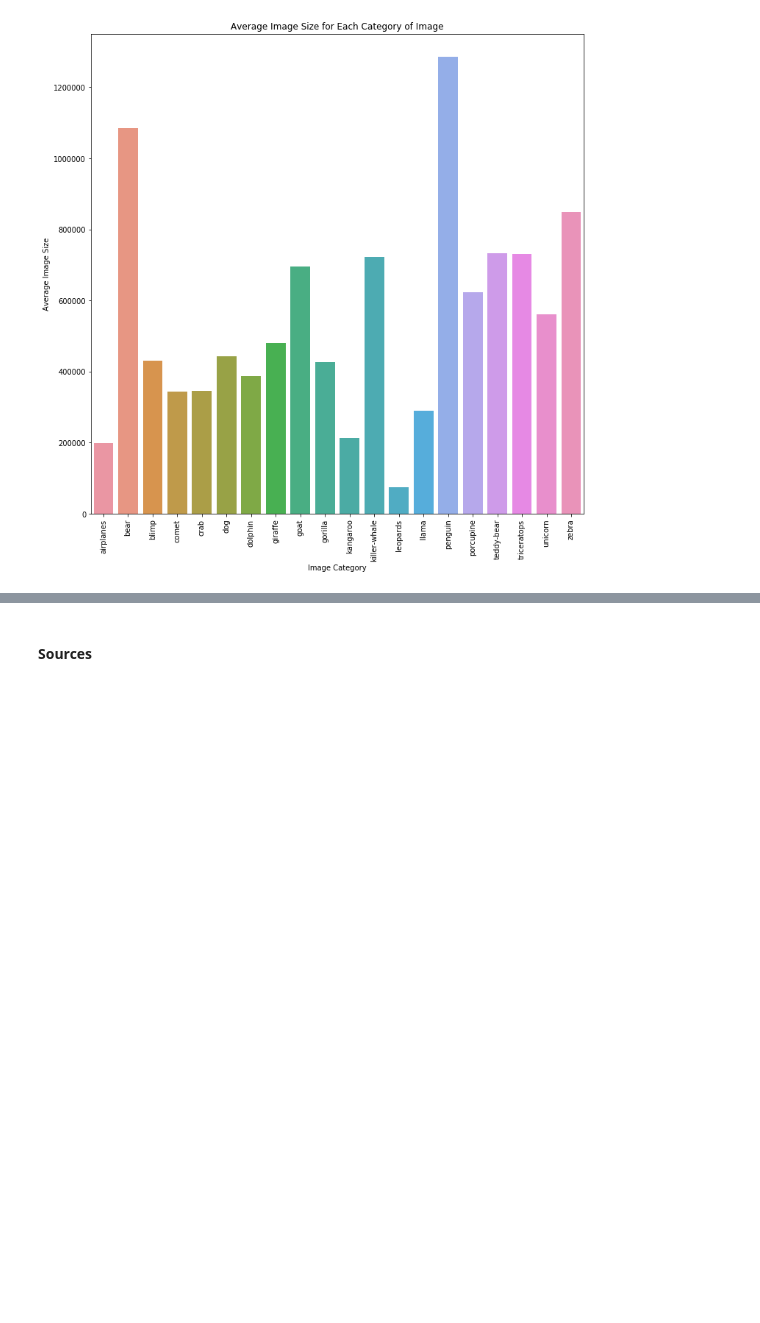
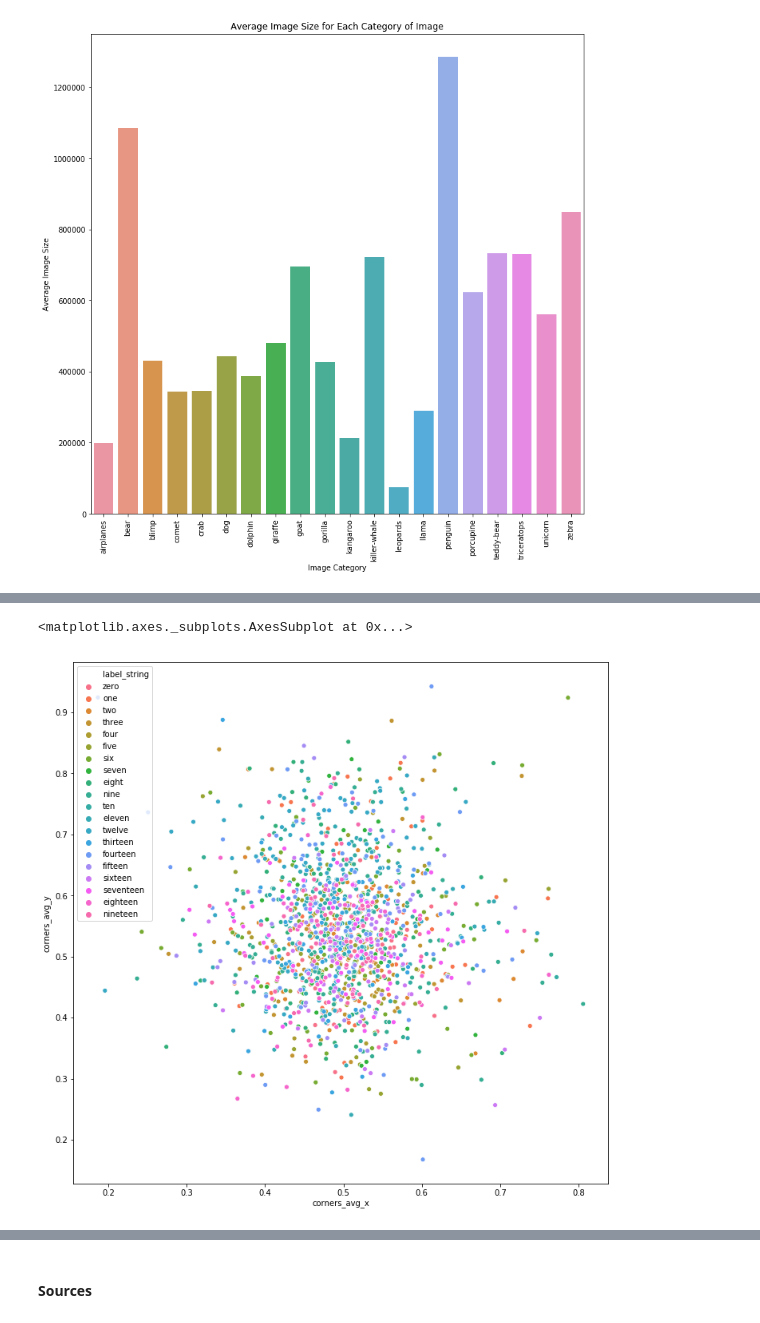
Before and after one commit to chriscorrea14/ds100_final_proj, a Jupyter notebook: GradProject_NB2.ipynb, the cells around one changed output, grey strips where cells are left out. Cells and saved outputs as stored; diff of their text form; code cells hidden in the pictures; blank space fills up the shorter version.

```diff
--- a/GradProject_NB2.ipynb
+++ b/GradProject_NB2.ipynb
@@ -26,6 +45,25 @@ def ft3(image):
 # Returns the average of the blue-channel pictures for the images
 def ft4(image):
     return image.shape[1]/image.shape[0];
+def ft5(image):
+    corners = find_corners(image)
+    return np.mean(corners[:,0] / image.shape[1])
+def ft6(image):
+    corners = find_corners(image)
+    return np.mean(corners[:,1] / image.shape[0])
+def ft7(image):
+    corners = find_corners(image)
+    return np.var(corners[:,0] / image.shape[1])
+def ft8(image):
+    corners = find_corners(image)
+    return np.var(corners[:,1] / image.shape[0])
+def ft9(image):
+    corners = find_corners(image)
+    return corners.shape[0]
+def ft10(image):
+    corners = find_corners(image)
+    clusters = kmeans(corners)
+    return
 # def ft5()
 #Returns the aspect ratio of the image
 # %%
@@ -42,7 +80,7 @@ print(categories)
 # %% [output]
 ['airplanes', 'bear', 'blimp', 'comet', 'crab', 'dog', 'dolphin', 'giraffe', 'goat', 'gorilla', 'kangaroo', 'killer-whale', 'leopards', 'llama', 'penguin', 'porcupine', 'teddy-bear', 'triceratops', 'u ...
 # %%
-# Remove images that are not correctly formatted
+# Identify images that are not correctly formatted
 bool_index = [len(np.shape(image))!=3 for image in starting_data['image']]
 remove_index = starting_data.loc[bool_index].index.tolist()
 # starting_data.drop(remove_index, inplace=True)
@@ -51,5 +89,5 @@ remove_index = starting_data.loc[bool_index].index.tolist()
 def expand_1_channel(image):
     if len(image.shape) == 3:
         return image
-    return np.repeat(np.expand_dims(a, axis=2), 3, axis=2)
+    return np.repeat(np.expand_dims(image, axis=2), 3, axis=2)
 starting_data['image'] = starting_data['image'].apply(expand_1_channel)
@@ -140,0 +205,14 @@ Text(0.5,1,'Average Image Size for Each Category of Image')
+# %%
+# Exploration of data!
+
+# Define the corner features
+# Mean normalized position of corners
+starting_data['corners_avg_x'] = pd.Series([ft5(image) for image in starting_data['image']])
+starting_data['corners_avg_y'] = pd.Series([ft6(image) for image in starting_data['image']])
+
+# Variance of normalized position of corners
+starting_data['corners_var_x'] = pd.Series([ft7(image) for image in starting_data['image']])
+starting_data['corners_var_y'] = pd.Series([ft8(image) for image in starting_data['image']])
+
+# Number of corners
+starting_data['corners_num'] = pd.Series([ft9(image) for image in starting_data['image']])
@@ -140,0 +248,10 @@ Text(0.5,1,'Average Image Size for Each Category of Image')
+# %%
+plt.figure(figsize=[12,12])
+label_dict = {0: 'zero', 1: 'one', 2: 'two', 3: 'three', 4: 'four', 5: 'five', 6: 'six', 7: 'seven', 8: 'eight',
+             9: 'nine', 10: 'ten', 11: 'eleven', 12: 'twelve', 13: 'thirteen', 14: 'fourteen', 15: 'fifteen',
+             16: 'sixteen', 17: 'seventeen', 18: 'eighteen', 19: 'nineteen'}
+starting_data['label_string'] = starting_data['label'].map(label_dict)
+sns.scatterplot(x='corners_avg_x', y='corners_avg_y', data=starting_data, hue='label_string')
+# %% [output]
+<matplotlib.axes._subplots.AxesSubplot at 0x...>
+[figure, added]
```
Also changed, not shown: parts of 9 cells of this notebook.
